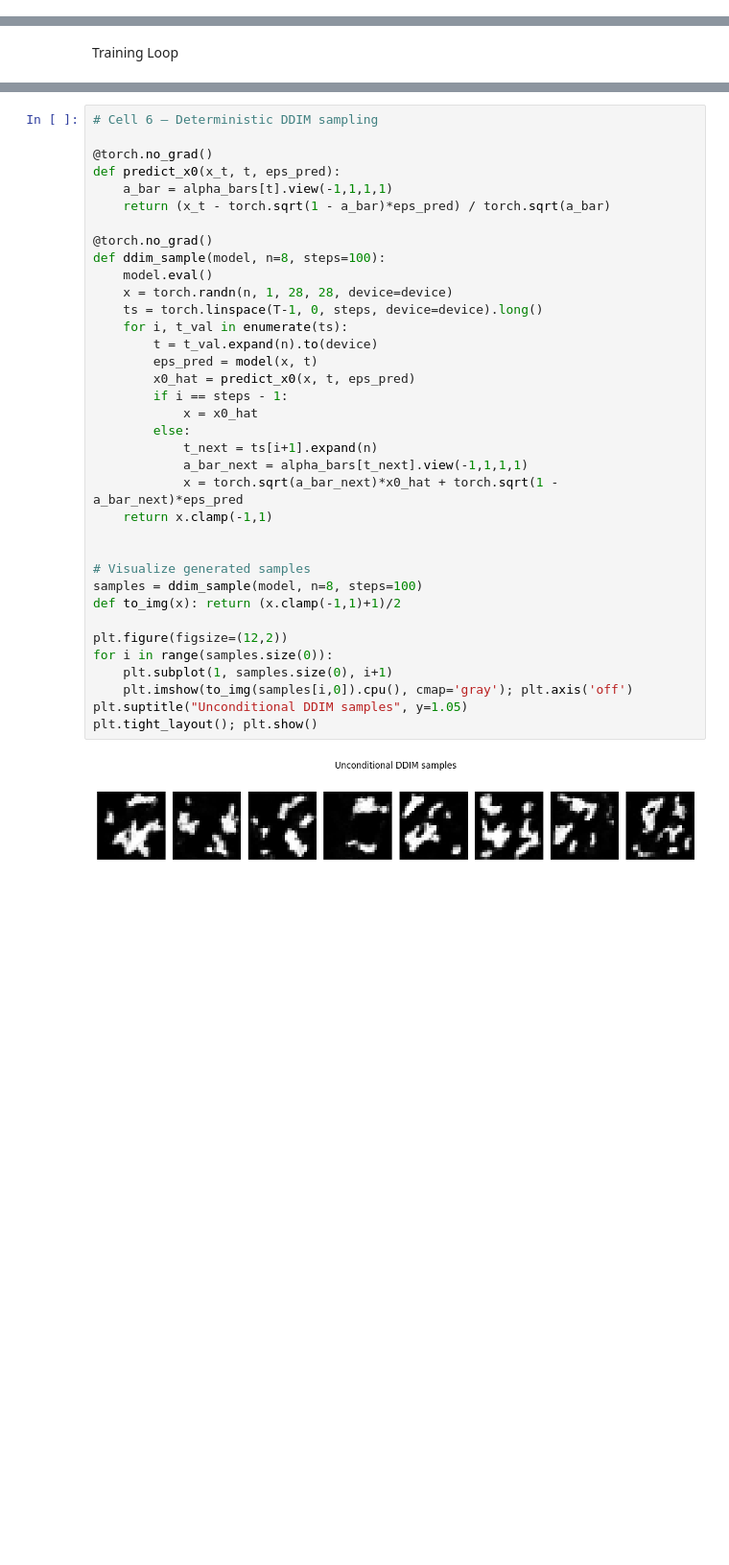
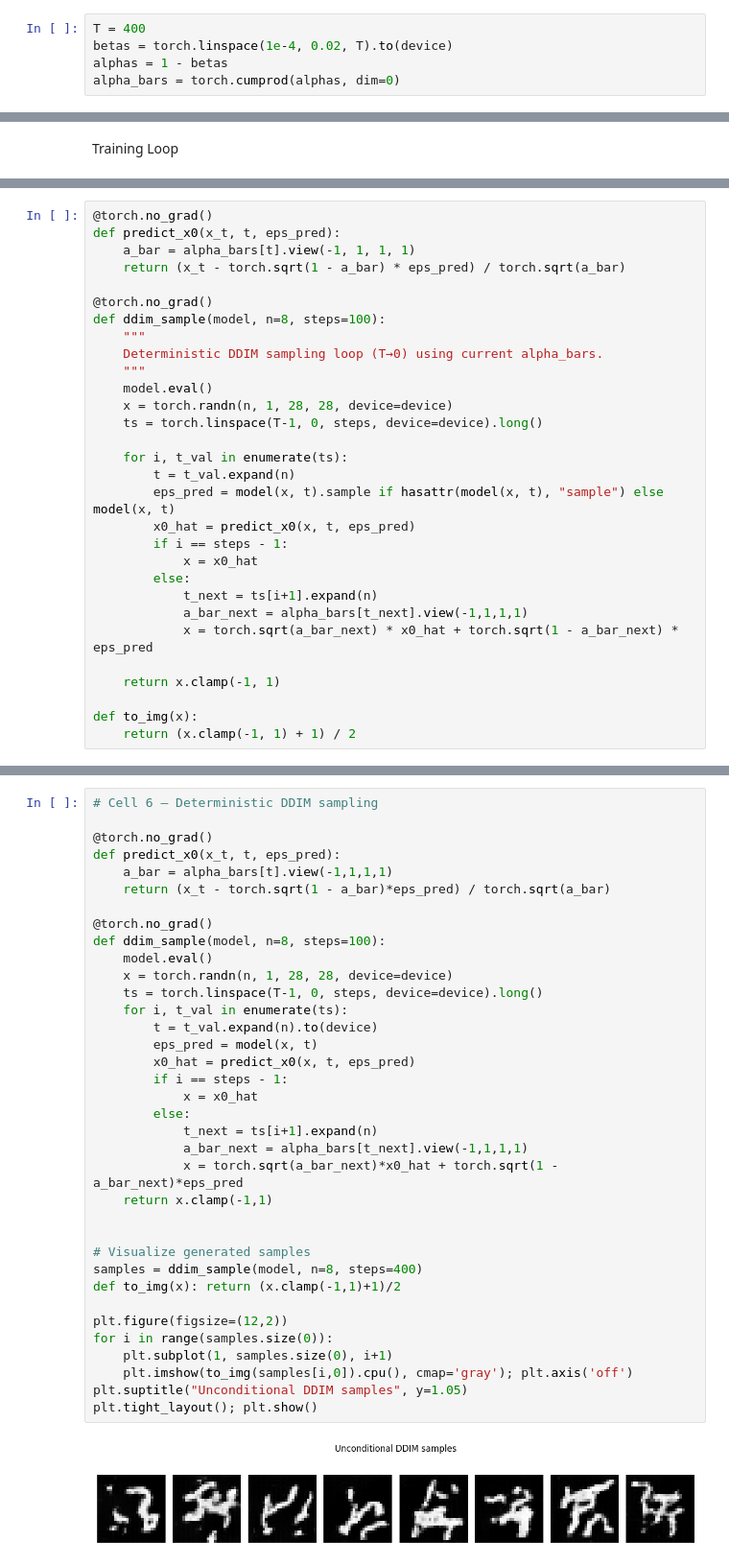
Before and after one commit to azhir/jax-cfd, a Jupyter notebook: models/diffusion_dps.ipynb, the cells around one changed output, grey strips where cells are left out. Shown at 96% size. Saved outputs shown, nothing was run; the diff lists cells and outputs as text; blank space fills up the shorter version.

```diff
--- a/models/diffusion_dps.ipynb
+++ b/models/diffusion_dps.ipynb
@@ -104,0 +107,5 @@ model = SmallUNet(T).to(device)
+# %%
+T = 400
+betas = torch.linspace(1e-4, 0.02, T).to(device)
+alphas = 1 - betas
+alpha_bars = torch.cumprod(alphas, dim=0)
@@ -146,0 +219,30 @@ Epoch 10/10 - avg loss: 0.0622
+# %%
+@torch.no_grad()
+def predict_x0(x_t, t, eps_pred):
+    a_bar = alpha_bars[t].view(-1, 1, 1, 1)
+    return (x_t - torch.sqrt(1 - a_bar) * eps_pred) / torch.sqrt(a_bar)
+
+@torch.no_grad()
+def ddim_sample(model, n=8, steps=100):
+    """
+    Deterministic DDIM sampling loop (T→0) using current alpha_bars.
+    """
+    model.eval()
+    x = torch.randn(n, 1, 28, 28, device=device)
+    ts = torch.linspace(T-1, 0, steps, device=device).long()
+
+    for i, t_val in enumerate(ts):
+        t = t_val.expand(n)
+        eps_pred = model(x, t).sample if hasattr(model(x, t), "sample") else model(x, t)
+        x0_hat = predict_x0(x, t, eps_pred)
+        if i == steps - 1:
+            x = x0_hat
+        else:
+            t_next = ts[i+1].expand(n)
+            a_bar_next = alpha_bars[t_next].view(-1,1,1,1)
+            x = torch.sqrt(a_bar_next) * x0_hat + torch.sqrt(1 - a_bar_next) * eps_pred
+
+    return x.clamp(-1, 1)
+
+def to_img(x):
+    return (x.clamp(-1, 1) + 1) / 2
@@ -153,32 +329,32 @@ def predict_x0(x_t, t, eps_pred):
     return (x_t - torch.sqrt(1 - a_bar)*eps_pred) / torch.sqrt(a_bar)
 
 @torch.no_grad()
 def ddim_sample(model, n=8, steps=100):
     model.eval()
     x = torch.randn(n, 1, 28, 28, device=device)
     ts = torch.linspace(T-1, 0, steps, device=device).long()
     for i, t_val in enumerate(ts):
         t = t_val.expand(n).to(device)
         eps_pred = model(x, t)
         x0_hat = predict_x0(x, t, eps_pred)
         if i == steps - 1:
             x = x0_hat
         else:
             t_next = ts[i+1].expand(n)
             a_bar_next = alpha_bars[t_next].view(-1,1,1,1)
             x = torch.sqrt(a_bar_next)*x0_hat + torch.sqrt(1 - a_bar_next)*eps_pred
     return x.clamp(-1,1)
 
 
 # Visualize generated samples
-samples = ddim_sample(model, n=8, steps=100)
+samples = ddim_sample(model, n=8, steps=400)
 def to_img(x): return (x.clamp(-1,1)+1)/2
 
 plt.figure(figsize=(12,2))
 for i in range(samples.size(0)):
     plt.subplot(1, samples.size(0), i+1)
     plt.imshow(to_img(samples[i,0]).cpu(), cmap='gray'); plt.axis('off')
 plt.suptitle("Unconditional DDIM samples", y=1.05)
 plt.tight_layout(); plt.show()
 # %% [output]
-[figure, old version]
+[figure, new version]
```
Also changed, not shown: parts of 5 cells of this notebook.
